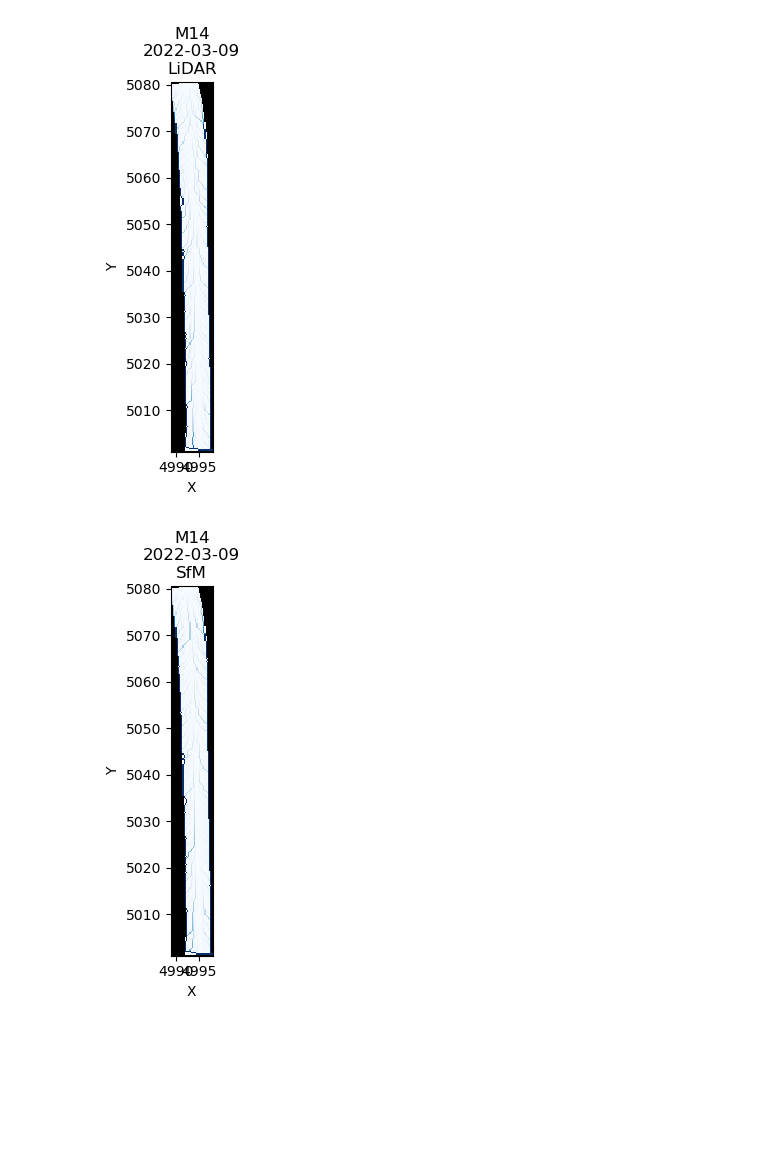
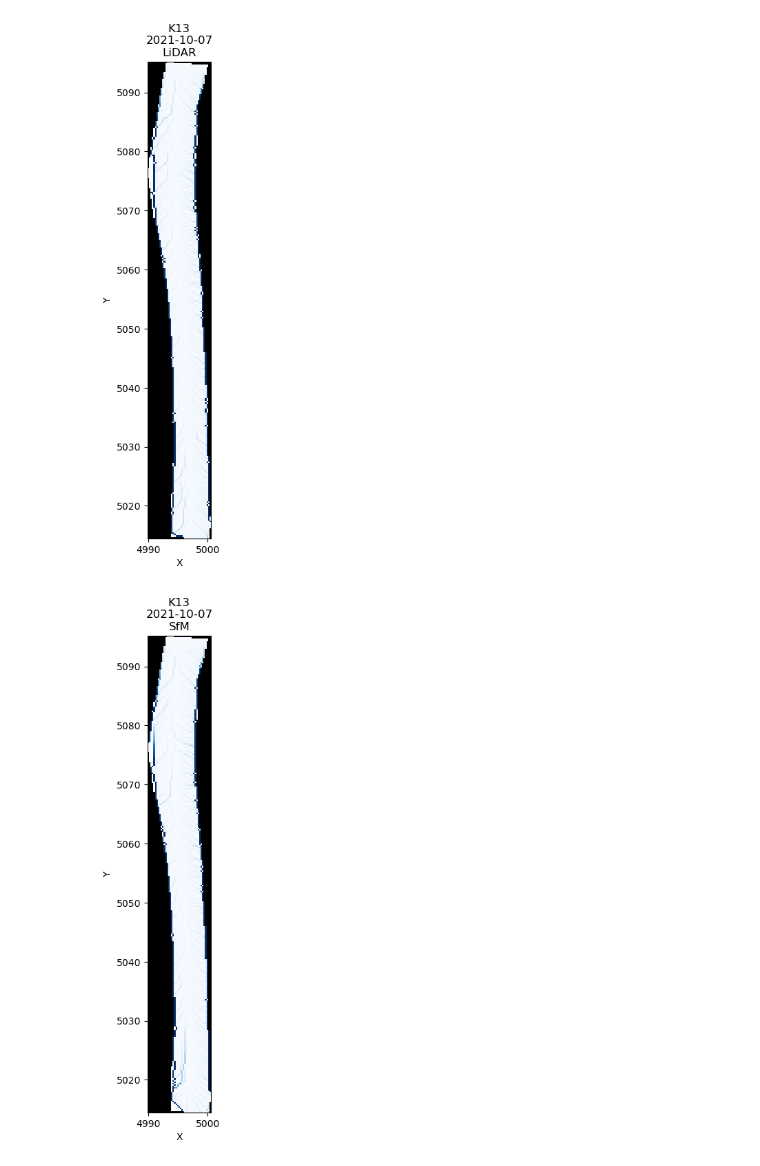
Before and after one commit to amanaster2/ll_micro, a Jupyter notebook: flowAccumulation.ipynb, the cells around one changed output. Saved outputs shown, nothing was run; the diff lists cells and outputs as text; code cells hidden in the pictures; blank space fills up the shorter version.

```diff
--- a/flowAccumulation.ipynb
+++ b/flowAccumulation.ipynb
@@ -44 +36,9 @@ mg_m14_20220601_sfm.set_watershed_boundary_condition(z_m14_20220601_sfm)
+# %%
+mg_k13_20211007_lidar.set_nodata_nodes_to_closed(z_k13_20211007_lidar, -9999)
+mg_k13_20211007_sfm.set_nodata_nodes_to_closed(z_k13_20211007_sfm, -9999)
+mg_k13_20220208_sfm.set_nodata_nodes_to_closed(z_k13_20220208_sfm, -9999)
+mg_k13_20220503_sfm.set_nodata_nodes_to_closed(z_k13_20220503_sfm, -9999)
+mg_k13_20220531_sfm.set_nodata_nodes_to_closed(z_k13_20220531_sfm, -9999)
+# mg_m14_20220428_sfm.set_nodata_nodes_to_closed(z_m14_20220428_sfm, -9999)
+# mg_m14_20220601_sfm.set_nodata_nodes_to_closed(z_m14_20220601_sfm, -9999)
 # %%
@@ -115,31 +122,38 @@ _=mg_m14_20220601_sfm.add_field('node','Slope',S_m14_20220601_sfm, clobber=True)
 # %%
-imshow_grid(mg_m14_20220309_lidar,'surface_water__discharge', plot_name = 'M14\n2022-03-09\nLiDAR', \
+plt.figure(figsize=(5,9))
+imshow_grid(mg_k13_20211007_lidar,'surface_water__discharge', plot_name = 'K13\n2021-10-07\nLiDAR', \
     cmap='Blues', vmin=0, vmax=0.2, allow_colorbar=False)
 plt.show();
 
-imshow_grid(mg_m14_20220309_sfm,'surface_water__discharge', plot_name = 'M14\n2022-03-09\nSfM', \
+plt.figure(figsize=(5,9))
+imshow_grid(mg_k13_20211007_sfm,'surface_water__discharge', plot_name = 'K13\n2021-10-07\nSfM', \
     cmap='Blues', vmin=0, vmax=0.2, allow_colorbar=False)
 plt.show();
 
-imshow_grid(mg_m14_20220316_sfm,'surface_water__discharge', plot_name = 'M14\n2022-03-16\nSfM', \
+plt.figure(figsize=(5,9))
+imshow_grid(mg_k13_20220208_sfm,'surface_water__discharge', plot_name = 'K13\n2022-02-08\nSfM', \
     cmap='Blues', vmin=0, vmax=0.2, allow_colorbar=False)
 plt.show();
 
-imshow_grid(mg_m14_20220324_sfm,'surface_water__discharge', plot_name = 'M14\n2022-03-24\nSfM', \
+plt.figure(figsize=(5,9))
+imshow_grid(mg_k13_20220503_sfm,'surface_water__discharge', plot_name = 'K13\n2022-05-03\nSfM', \
     cmap='Blues', vmin=0, vmax=0.2, allow_colorbar=False)
 plt.show();
 
-imshow_grid(mg_m14_20220411_sfm,'surface_water__discharge', plot_name = 'M14\n2022-04-11\nSfM', \
-    cmap='Blues', vmin=0, vmax=0.2, allow_colorbar=False)
+plt.figure(figsize=(5,9))
+imshow_grid(mg_k13_20220531_sfm,'surface_water__discharge', plot_name = 'K13\n2022-05-31\nSfM', \
+    cmap='Blues', vmin=0, vmax=0.2, colorbar_label='Discharge')
 plt.show();
 
-imshow_grid(mg_m14_20220428_sfm,'surface_water__discharge', plot_name = 'M14\n2022-04-28\nSfM', \
-    cmap='Blues', vmin=0, vmax=0.2, allow_colorbar=False)
-plt.show();
+# plt.figure(figsize=(5,9))
+# imshow_grid(mg_m14_20220428_sfm,'surface_water__discharge', plot_name = 'M14\n2022-04-28\nSfM', \
+#     cmap='Blues', vmin=0, vmax=0.2, allow_colorbar=False)
+# plt.show();
 
-imshow_grid(mg_m14_20220601_sfm,'surface_water__discharge', plot_name = 'M14\n2022-06-01\nSfM', \
-    cmap='Blues', vmin=0, vmax=0.2, colorbar_label='Discharge')
-plt.show();
+# plt.figure(figsize=(5,9))
+# imshow_grid(mg_m14_20220601_sfm,'surface_water__discharge', plot_name = 'M14\n2022-06-01\nSfM', \
+#     cmap='Blues', vmin=0, vmax=0.2, colorbar_label='Discharge')
+# plt.show();
 # %% [output]
-[figure, old version]
+[figure, new version]
-[figure, old version]
+[figure, new version]
```
Also changed, not shown: parts of 7 cells of this notebook.
